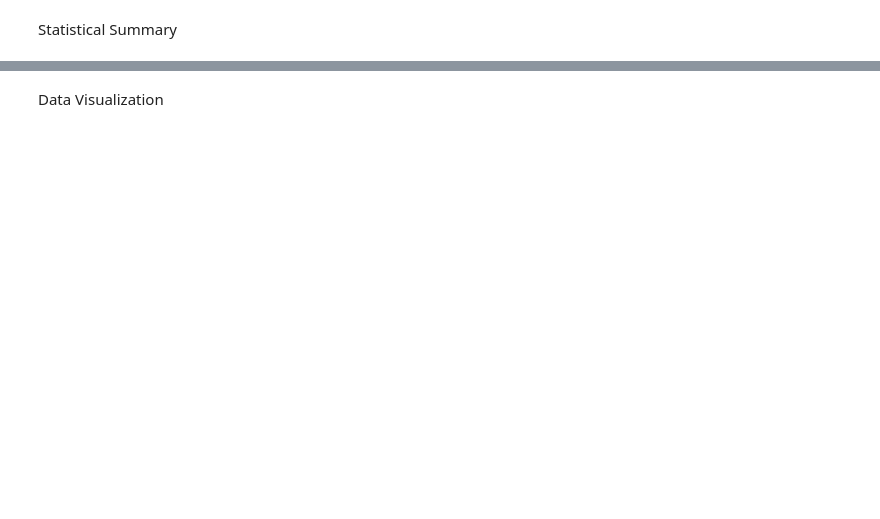
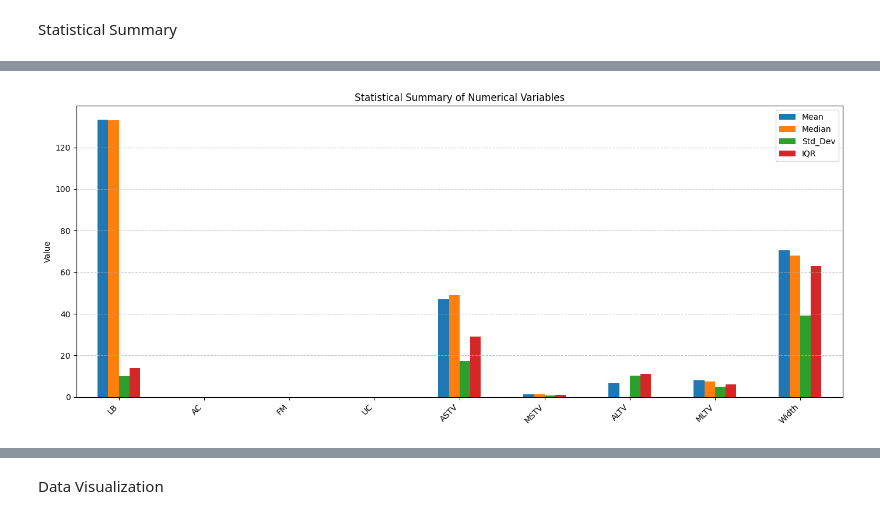
Before and after one commit to omkargutal/Data_Science-ML-Projects-Topicwise-, a Jupyter notebook: EDA1/EDA1.ipynb, the cells around one changed output, grey strips where cells are left out. Drawn from its saved outputs; the diff is of its cells as text; code cells hidden in the pictures; blank space fills up the shorter version.

```diff
--- a/EDA1/EDA1.ipynb
+++ b/EDA1/EDA1.ipynb
@@ -297,0 +263,9 @@ stats
+# %%
+summary = pd.DataFrame({
+    "Mean": df[num_cols].mean(),
+    "Median": df[num_cols].median(),
+    "Std_Dev": df[num_cols].std(),
+    "IQR": df[num_cols].quantile(0.75) - df[num_cols].quantile(0.25)
+})
+
+summary
@@ -298 +286,11 @@ stats
+# %%
+summary.plot(kind="bar", figsize=(14,6))
+plt.title("Statistical Summary of Numerical Variables")
+plt.ylabel("Value")
+plt.xticks(rotation=45, ha="right")
+plt.grid(axis="y", linestyle="--", alpha=0.7)
+plt.tight_layout()
+plt.show()
+# %% [output]
+[figure, added]
 # %%
```
Also changed, not shown: parts of 61 cells of this notebook, 10 other files.
